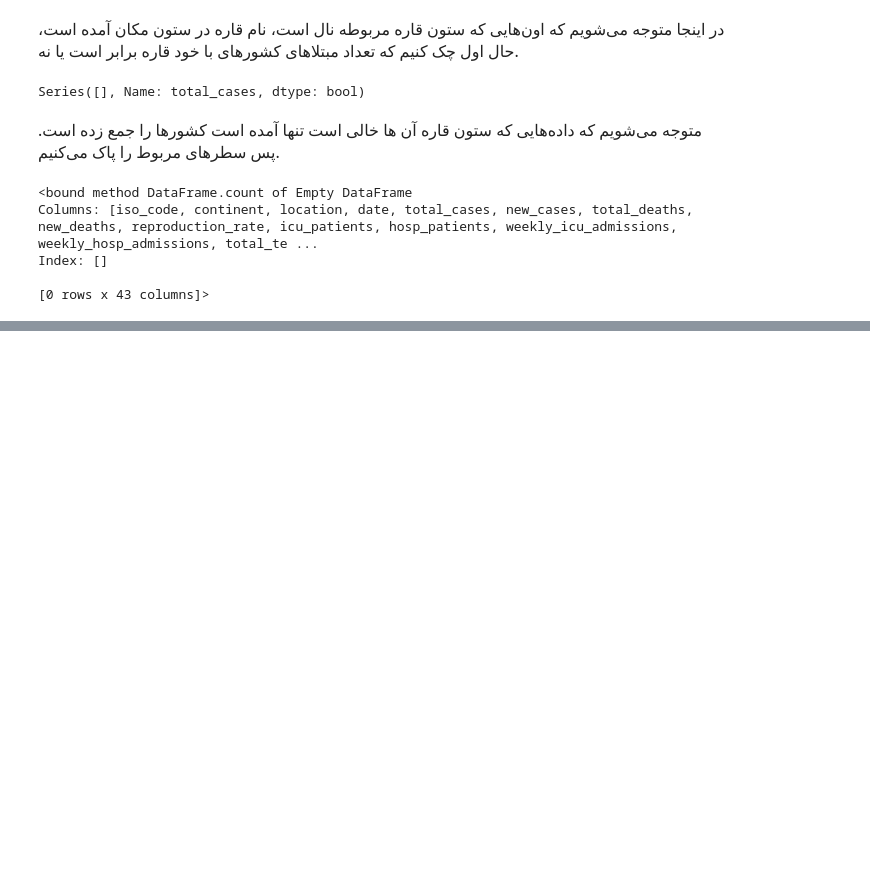
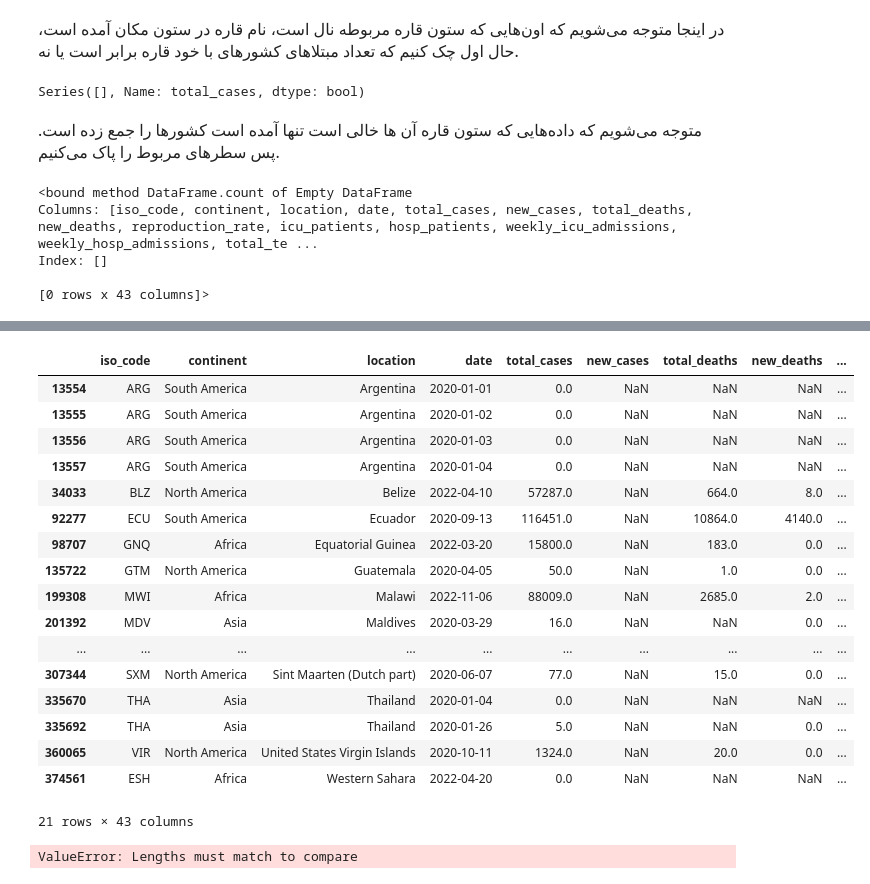
Before and after one commit to MAKEgroup/Covid_19_Propagation, a Jupyter notebook: Project/Data_Proccessing.ipynb, the cells around one changed output, grey strips where cells are left out. Drawn from its saved outputs; the diff is of its cells as text; code cells hidden in the pictures; blank space fills up the shorter version.

```diff
--- a/Project/Data_Proccessing.ipynb
+++ b/Project/Data_Proccessing.ipynb
@@ -140,3 +181,27 @@ covid_new[covid_new['new_cases'].isna()]
 # %%
-# I seems that for NaN datas for new cases
-covid_new[covid_new['new_cases'].isna()]
+# It seems that these remaining NaN data for new cases are 0 at the beginning of the pandemic
+covid_new['new_cases'] = covid_new['new_cases'].fillna(0)
+# %% [output]
+|  | iso_code | continent | location | date | total_cases | new_cases | total_deaths | new_deaths | ... |
+| 13554 | ARG | South America | Argentina | 2020-01-01 | 0.0 | NaN | NaN | NaN | ... |
+| 13555 | ARG | South America | Argentina | 2020-01-02 | 0.0 | NaN | NaN | NaN | ... |
+| 13556 | ARG | South America | Argentina | 2020-01-03 | 0.0 | NaN | NaN | NaN | ... |
+| 13557 | ARG | South America | Argentina | 2020-01-04 | 0.0 | NaN | NaN | NaN | ... |
+| 34033 | BLZ | North America | Belize | 2022-04-10 | 57287.0 | NaN | 664.0 | 8.0 | ... |
+| 92277 | ECU | South America | Ecuador | 2020-09-13 | 116451.0 | NaN | 10864.0 | 4140.0 | ... |
+| 98707 | GNQ | Africa | Equatorial Guinea | 2022-03-20 | 15800.0 | NaN | 183.0 | 0.0 | ... |
+| 135722 | GTM | North America | Guatemala | 2020-04-05 | 50.0 | NaN | 1.0 | 0.0 | ... |
+| 199308 | MWI | Africa | Malawi | 2022-11-06 | 88009.0 | NaN | 2685.0 | 2.0 | ... |
+| 201392 | MDV | Asia | Maldives | 2020-03-29 | 16.0 | NaN | NaN | 0.0 | ... |
+| ... | ... | ... | ... | ... | ... | ... | ... | ... | ... |
+| 307344 | SXM | North America | Sint Maarten (Dutch part) | 2020-06-07 | 77.0 | NaN | 15.0 | 0.0 | ... |
+| 335670 | THA | Asia | Thailand | 2020-01-04 | 0.0 | NaN | NaN | NaN | ... |
+| 335692 | THA | Asia | Thailand | 2020-01-26 | 5.0 | NaN | NaN | 0.0 | ... |
+| 360065 | VIR | North America | United States Virgin Islands | 2020-10-11 | 1324.0 | NaN | 20.0 | 0.0 | ... |
+| 374561 | ESH | Africa | Western Sahara | 2022-04-20 | 0.0 | NaN | NaN | NaN | ... |
+21 rows × 43 columns
+# %%
+index_zero = covid_new[covid_new['new_cases'] == 0].index
+covid_new.loc[covid_new.index == index_zero]
+# %% [output]
+ValueError: Lengths must match to compare
```
Also changed, not shown: parts of 8 cells of this notebook.
